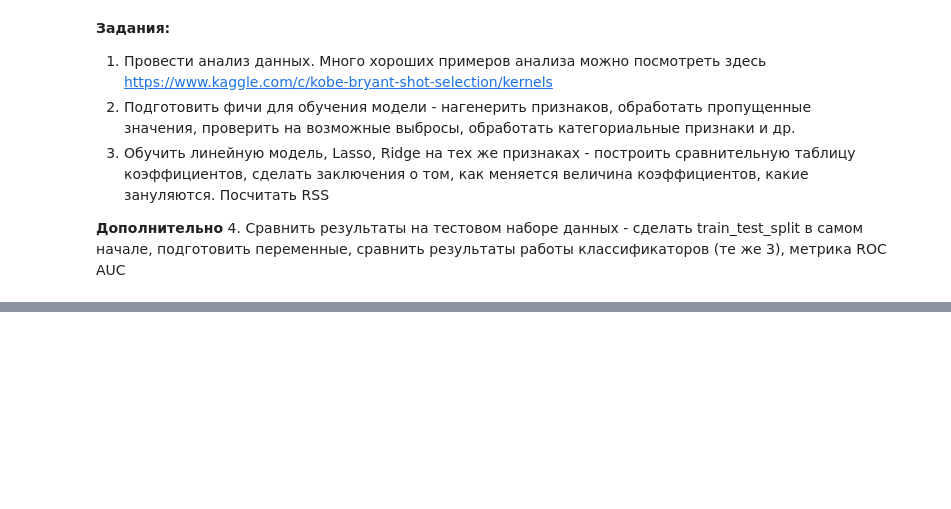
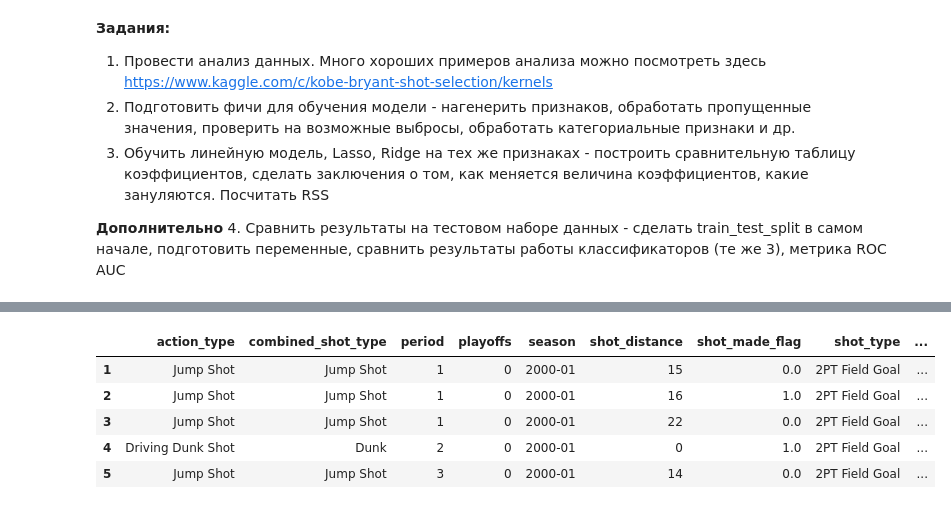
Before and after one commit to dataeli/netology-FE, a Jupyter notebook: HW2.ipynb, the cells around one changed output, grey strips where cells are left out. Drawn from its saved outputs; the diff is of its cells as text; code cells hidden in the pictures; blank space fills up the shorter version.

```diff
--- a/HW2.ipynb
+++ b/HW2.ipynb
@@ -42,0 +109,9 @@ target = 'shot_made_flag'
+# %%
+df.head()
+# %% [output]
+|  | action_type | combined_shot_type | period | playoffs | season | shot_distance | shot_made_flag | shot_type | ... |
+| 1 | Jump Shot | Jump Shot | 1 | 0 | 2000-01 | 15 | 0.0 | 2PT Field Goal | ... |
+| 2 | Jump Shot | Jump Shot | 1 | 0 | 2000-01 | 16 | 1.0 | 2PT Field Goal | ... |
+| 3 | Jump Shot | Jump Shot | 1 | 0 | 2000-01 | 22 | 0.0 | 2PT Field Goal | ... |
+| 4 | Driving Dunk Shot | Dunk | 2 | 0 | 2000-01 | 0 | 1.0 | 2PT Field Goal | ... |
+| 5 | Jump Shot | Jump Shot | 3 | 0 | 2000-01 | 14 | 0.0 | 2PT Field Goal | ... |
```
Also changed, not shown: parts of 27 cells of this notebook.
